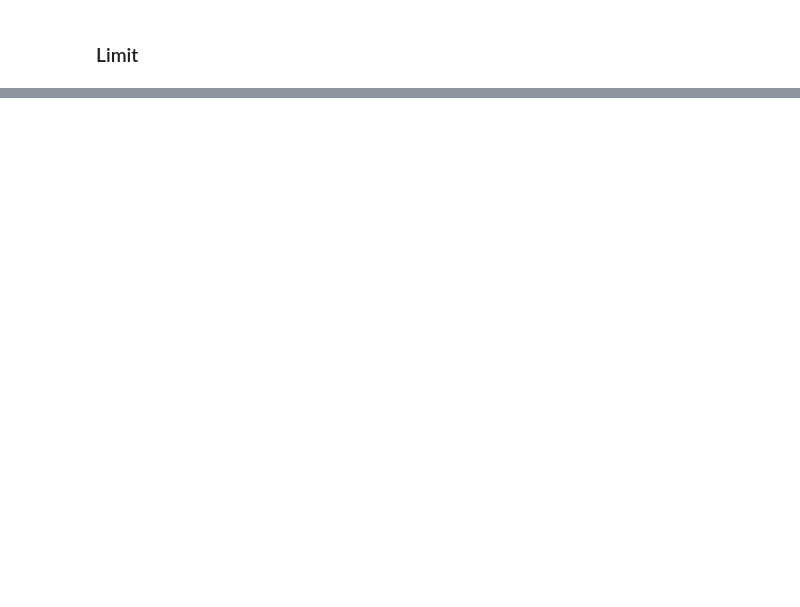
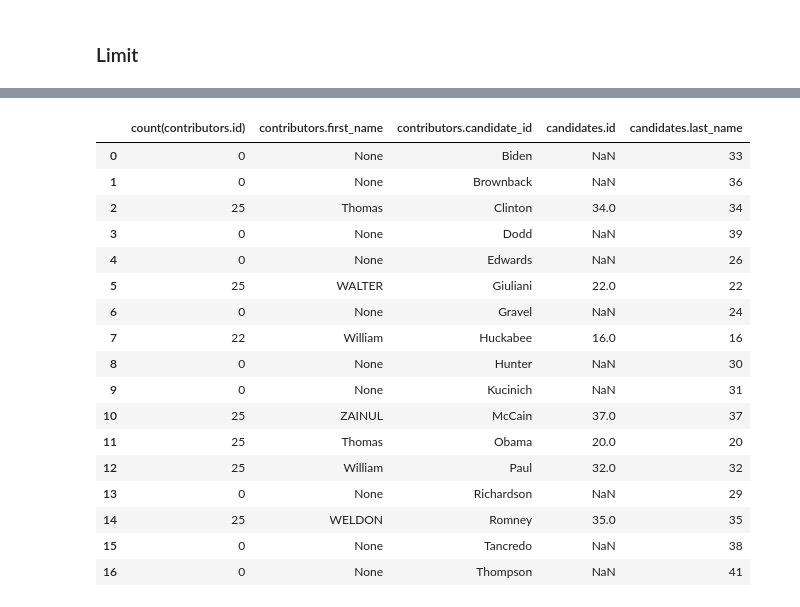
Before and after one commit to suyashSax/CS-109, a Jupyter notebook: Week 3/Lec 4 - Pandas and SQL.ipynb, the cells around one changed output, grey strips where cells are left out. Cells and saved outputs as stored; diff of their text form; code cells hidden in the pictures; blank space fills up the shorter version.

```diff
--- a/Week 3/Lec 4 - Pandas and SQL.ipynb
+++ b/Week 3/Lec 4 - Pandas and SQL.ipynb
@@ -870,0 +1164,33 @@ dfcwci[:3]
+# %%
+explicitjoinsel="""
+SELECT
+    COUNT(contributors.id), contributors.first_name, candidates.last_name,
+        contributors.candidate_id, candidates.id
+FROM
+    candidates LEFT OUTER JOIN contributors
+ON contributors.candidate_id = candidates.id
+
+GROUP BY candidates.last_name;
+"""
+out=make_query(explicitjoinsel)
+make_frame(out, legend=["count(contributors.id)", "contributors.first_name",
+                    "contributors.candidate_id", "candidates.id", "candidates.last_name"])
+# %% [output]
+|  | count(contributors.id) | contributors.first_name | contributors.candidate_id | candidates.id | candidates.last_name |
+| 0 | 0 | None | Biden | NaN | 33 |
+| 1 | 0 | None | Brownback | NaN | 36 |
+| 2 | 25 | Thomas | Clinton | 34.0 | 34 |
+| 3 | 0 | None | Dodd | NaN | 39 |
+| 4 | 0 | None | Edwards | NaN | 26 |
+| 5 | 25 | WALTER | Giuliani | 22.0 | 22 |
+| 6 | 0 | None | Gravel | NaN | 24 |
+| 7 | 22 | William | Huckabee | 16.0 | 16 |
+| 8 | 0 | None | Hunter | NaN | 30 |
+| 9 | 0 | None | Kucinich | NaN | 31 |
+| 10 | 25 | ZAINUL | McCain | 37.0 | 37 |
+| 11 | 25 | Thomas | Obama | 20.0 | 20 |
+| 12 | 25 | William | Paul | 32.0 | 32 |
+| 13 | 0 | None | Richardson | NaN | 29 |
+| 14 | 25 | WELDON | Romney | 35.0 | 35 |
+| 15 | 0 | None | Tancredo | NaN | 38 |
+| 16 | 0 | None | Thompson | NaN | 41 |
```
Also changed, not shown: parts of 36 cells of this notebook, 1 other file.
